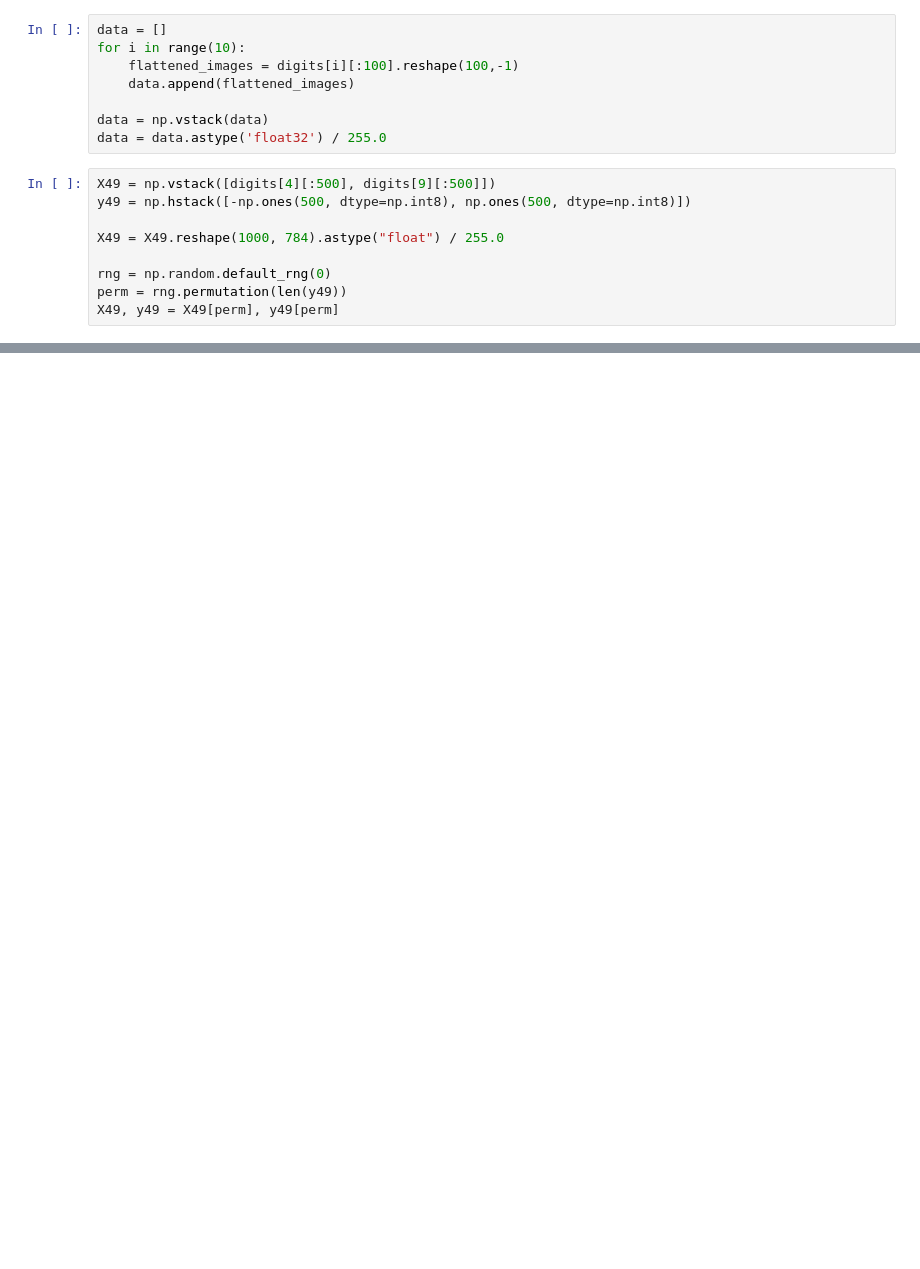
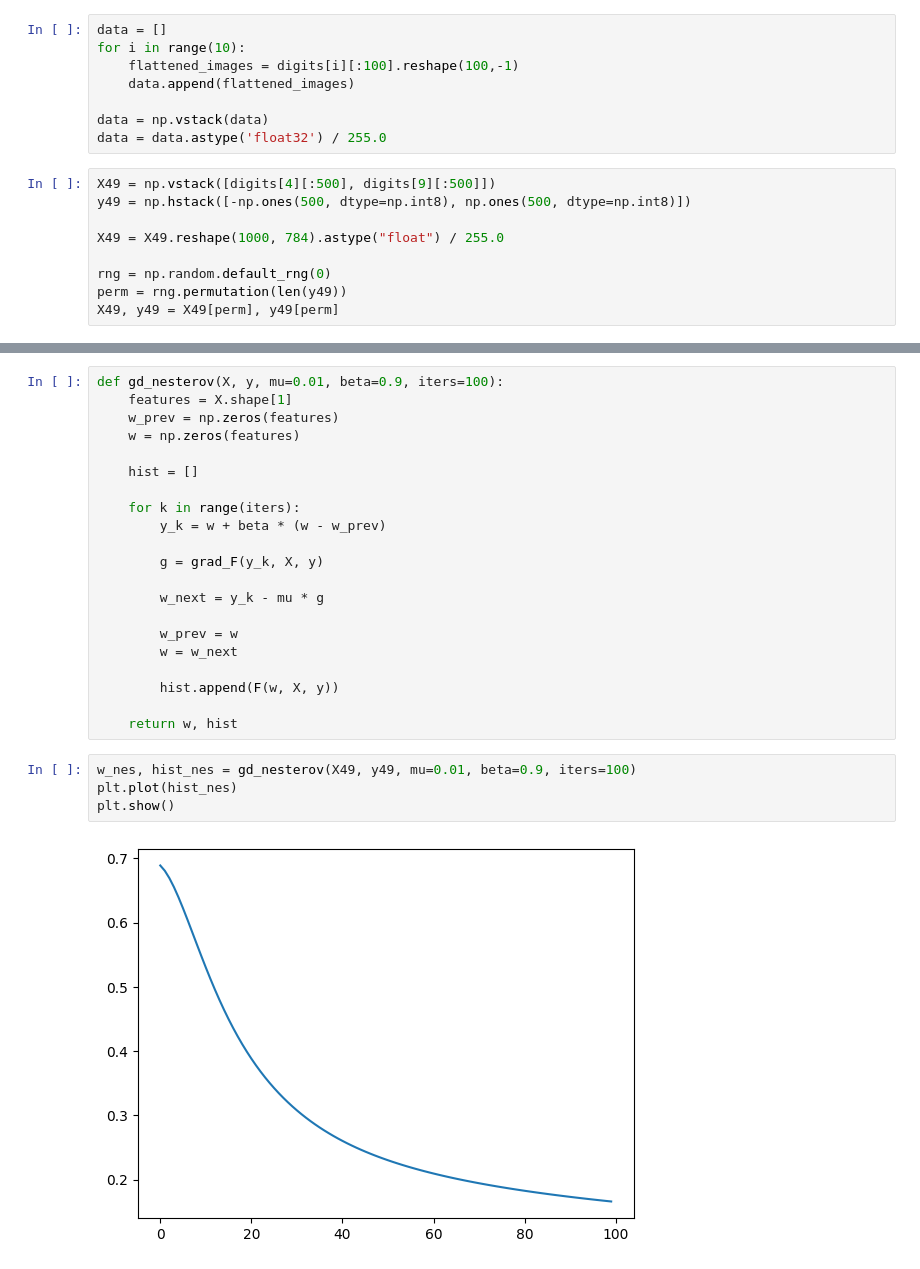
Before and after one commit to ageller02/MATH173A, a Jupyter notebook: HW_6.ipynb, the cells around one changed output, grey strips where cells are left out. Drawn from its saved outputs; the diff is of its cells as text; blank space fills up the shorter version.

```diff
--- a/HW_6.ipynb
+++ b/HW_6.ipynb
@@ -35,0 +84,27 @@ X49, y49 = X49[perm], y49[perm]
+# %%
+def gd_nesterov(X, y, mu=0.01, beta=0.9, iters=100):
+    features = X.shape[1]
+    w_prev = np.zeros(features)
+    w = np.zeros(features)
+
+    hist = []
+
+    for k in range(iters):
+        y_k = w + beta * (w - w_prev)
+
+        g = grad_F(y_k, X, y)
+
+        w_next = y_k - mu * g
+
+        w_prev = w
+        w = w_next
+
+        hist.append(F(w, X, y))
+
+    return w, hist
+# %%
+w_nes, hist_nes = gd_nesterov(X49, y49, mu=0.01, beta=0.9, iters=100)
+plt.plot(hist_nes)
+plt.show()
+# %% [output]
+[figure, added]
```
Also changed, not shown: parts of 5 cells of this notebook.
